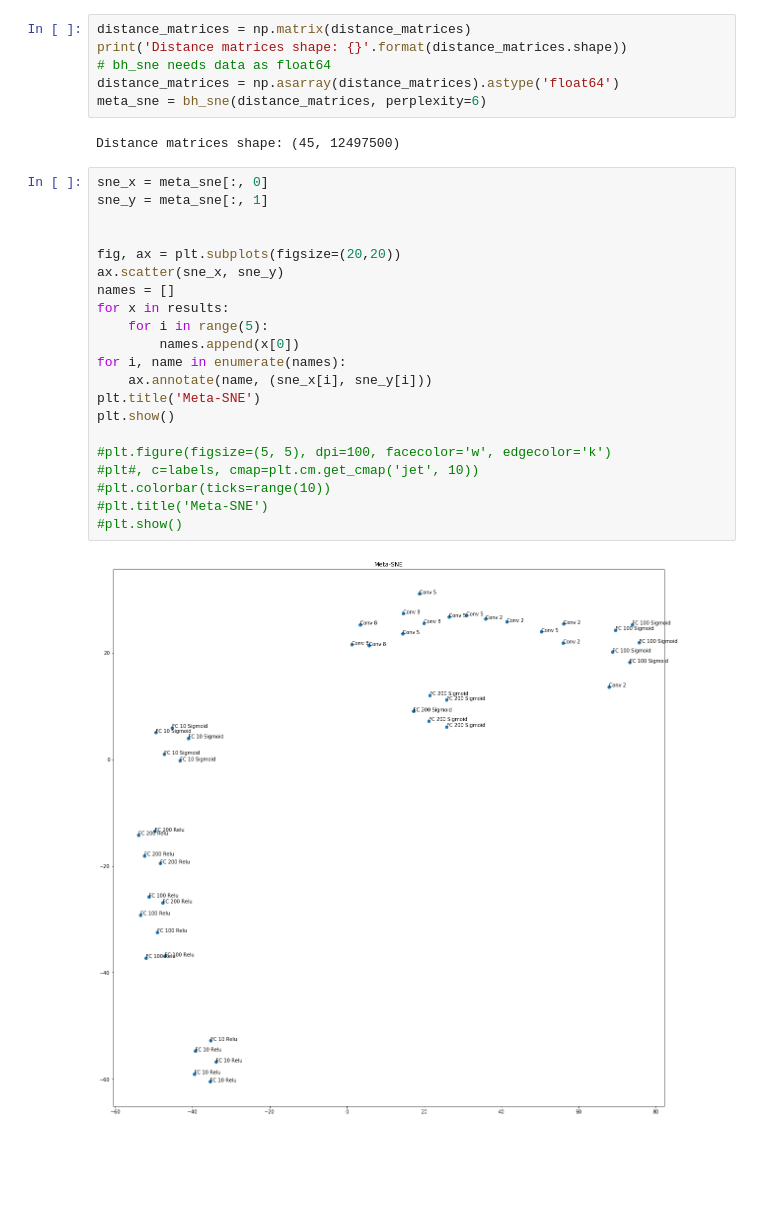
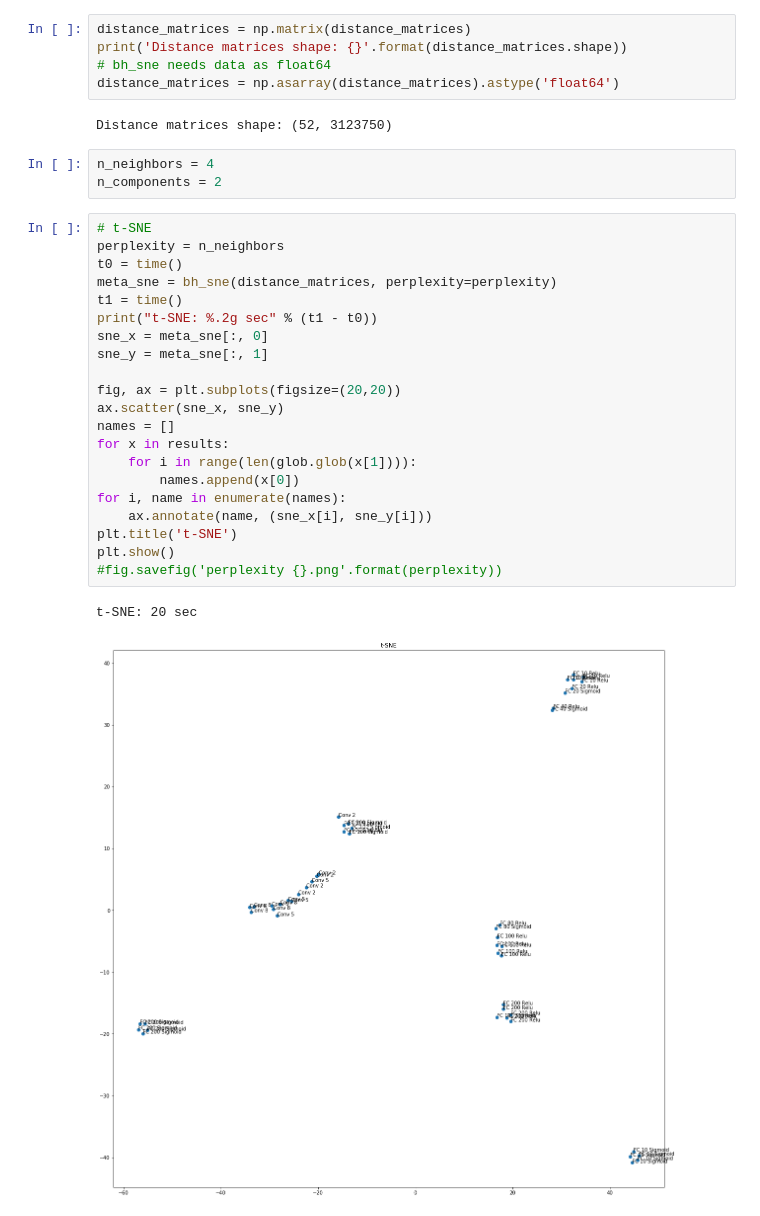
Before and after one commit to psoulos/space-of-representations, a Jupyter notebook: Experiment.ipynb, the cells around one changed output. Cells and saved outputs as stored; diff of their text form; blank space fills up the shorter version.

```diff
--- a/Experiment.ipynb
+++ b/Experiment.ipynb
@@ -99,29 +100,32 @@ distance_matrices = np.matrix(distance_matrices)
 print('Distance matrices shape: {}'.format(distance_matrices.shape))
 # bh_sne needs data as float64
 distance_matrices = np.asarray(distance_matrices).astype('float64')
-meta_sne = bh_sne(distance_matrices, perplexity=6)
 # %% [output]
-Distance matrices shape: (45, 12497500)
+Distance matrices shape: (52, 3123750)
+# %%
+n_neighbors = 4
+n_components = 2
 # %%
+# t-SNE
+perplexity = n_neighbors
+t0 = time()
+meta_sne = bh_sne(distance_matrices, perplexity=perplexity)
+t1 = time()
+print("t-SNE: %.2g sec" % (t1 - t0))
 sne_x = meta_sne[:, 0]
 sne_y = meta_sne[:, 1]
-
 
 fig, ax = plt.subplots(figsize=(20,20))
 ax.scatter(sne_x, sne_y)
 names = []
 for x in results:
-    for i in range(5):
+    for i in range(len(glob.glob(x[1]))):
         names.append(x[0])
 for i, name in enumerate(names):
     ax.annotate(name, (sne_x[i], sne_y[i]))
-plt.title('Meta-SNE')
+plt.title('t-SNE')
 plt.show()
-
-#plt.figure(figsize=(5, 5), dpi=100, facecolor='w', edgecolor='k')
-#plt#, c=labels, cmap=plt.cm.get_cmap('jet', 10))
-#plt.colorbar(ticks=range(10))
-#plt.title('Meta-SNE')
-#plt.show()
+#fig.savefig('perplexity {}.png'.format(perplexity))
 # %% [output]
+t-SNE: 20 sec
-[figure, old version]
+[figure, new version]
```
Also changed, not shown: parts of 5 cells of this notebook.
